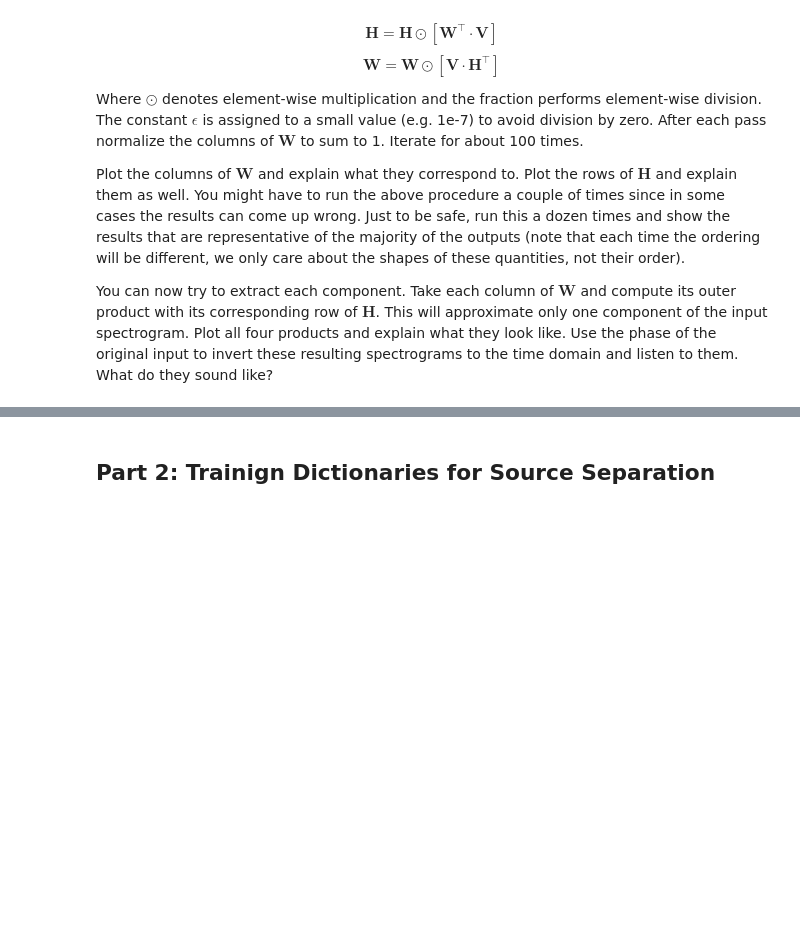
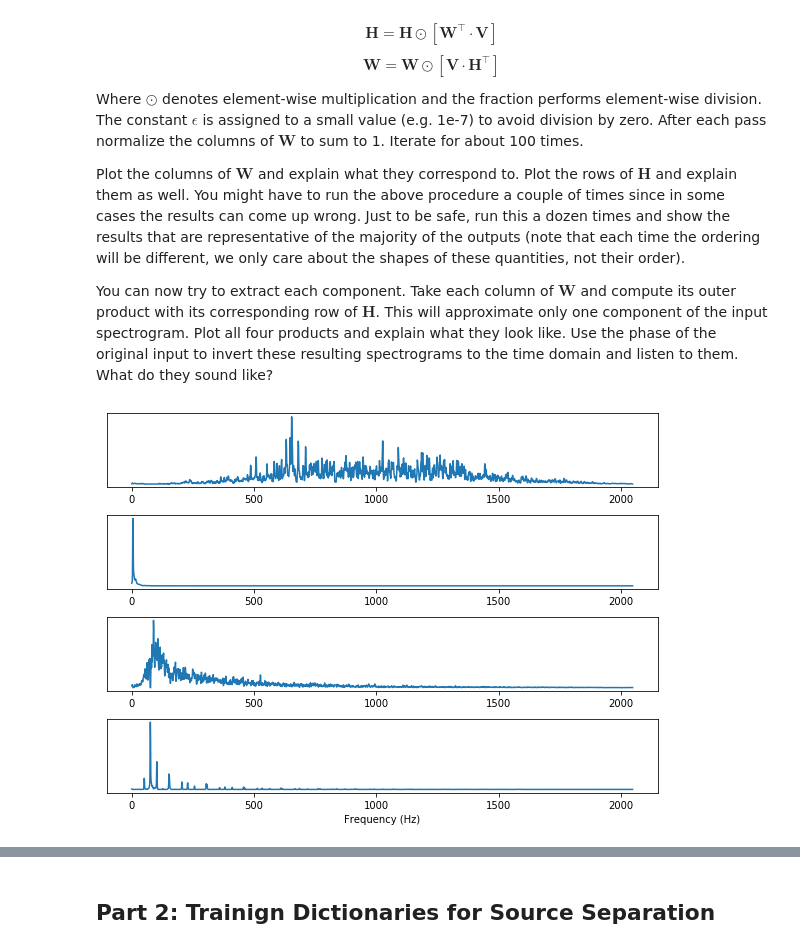
Before and after one commit to taiyingchen/CS498PS, a Jupyter notebook: Lab_8.ipynb, the cells around one changed output, grey strips where cells are left out. Cells and saved outputs as stored; diff of their text form; code cells hidden in the pictures; blank space fills up the shorter version.

```diff
--- a/Lab_8.ipynb
+++ b/Lab_8.ipynb
@@ -26,0 +106,26 @@ raise NotImplementedError()
+# %%
+dft_size = 4096
+hop_size = 256
+zero_pad = 0
+stft_window = signal.hann(dft_size, sym=False)
+
+fs, x = wavfile.read('data/80s-hi.wav')
+F = stft(x, dft_size, hop_size, zero_pad, stft_window)
+# %%
+K = 4
+init_value = 10.0
+iteration = 100
+
+W, H = non_negative_factorization(F, K, init_value, iteration)
+# %%
+fig, axs = plt.subplots(nrows=4, ncols=1, figsize=(8, 6))
+
+for col in range(W.shape[1]):
+    axs[col].plot(W[:, col])
+    axs[col].set_yticks([])
+
+axs[3].set_xlabel('Frequency (Hz)')
+fig.tight_layout()
+plt.show()
+# %% [output]
+[figure, added]
```
Also changed, not shown: parts of 19 cells of this notebook.
